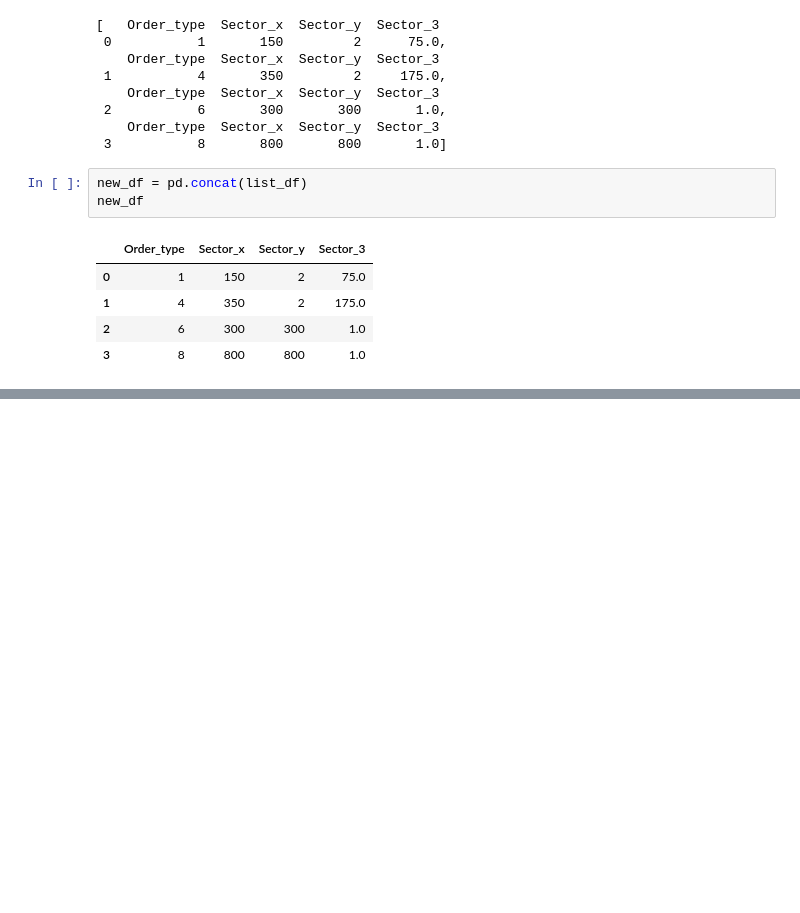
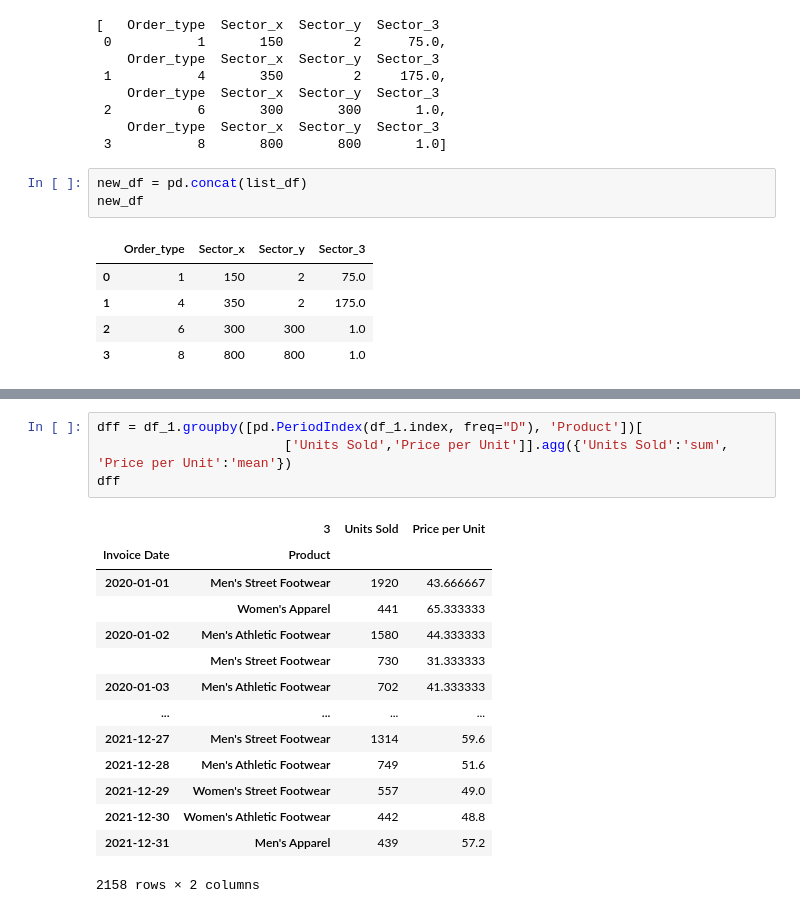
Before and after one commit to DTsapin/Python_DS-ML_practice, a Jupyter notebook: loop_and_pandas_practic.ipynb, the cells around one changed output, grey strips where cells are left out. Cells and saved outputs as stored; diff of their text form; blank space fills up the shorter version.

```diff
--- a/loop_and_pandas_practic.ipynb
+++ b/loop_and_pandas_practic.ipynb
@@ -77,0 +166,19 @@ new_df
+# %%
+dff = df_1.groupby([pd.PeriodIndex(df_1.index, freq="D"), 'Product'])[
+                        ['Units Sold','Price per Unit']].agg({'Units Sold':'sum', 'Price per Unit':'mean'})
+dff
+# %% [output]
+|  | 3 | Units Sold | Price per Unit |
+| Invoice Date | Product |  |  |
+| 2020-01-01 | Men's Street Footwear | 1920 | 43.666667 |
+|  | Women's Apparel | 441 | 65.333333 |
+| 2020-01-02 | Men's Athletic Footwear | 1580 | 44.333333 |
+|  | Men's Street Footwear | 730 | 31.333333 |
+| 2020-01-03 | Men's Athletic Footwear | 702 | 41.333333 |
+| ... | ... | ... | ... |
+| 2021-12-27 | Men's Street Footwear | 1314 | 59.6 |
+| 2021-12-28 | Men's Athletic Footwear | 749 | 51.6 |
+| 2021-12-29 | Women's Street Footwear | 557 | 49.0 |
+| 2021-12-30 | Women's Athletic Footwear | 442 | 48.8 |
+| 2021-12-31 | Men's Apparel | 439 | 57.2 |
+2158 rows × 2 columns
```
Also changed, not shown: parts of 13 cells of this notebook.
